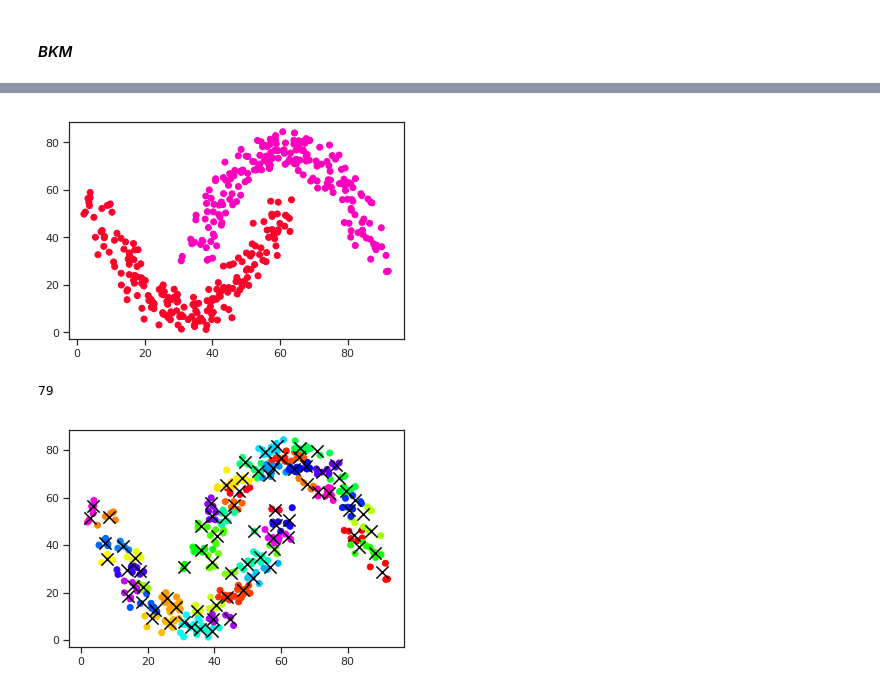
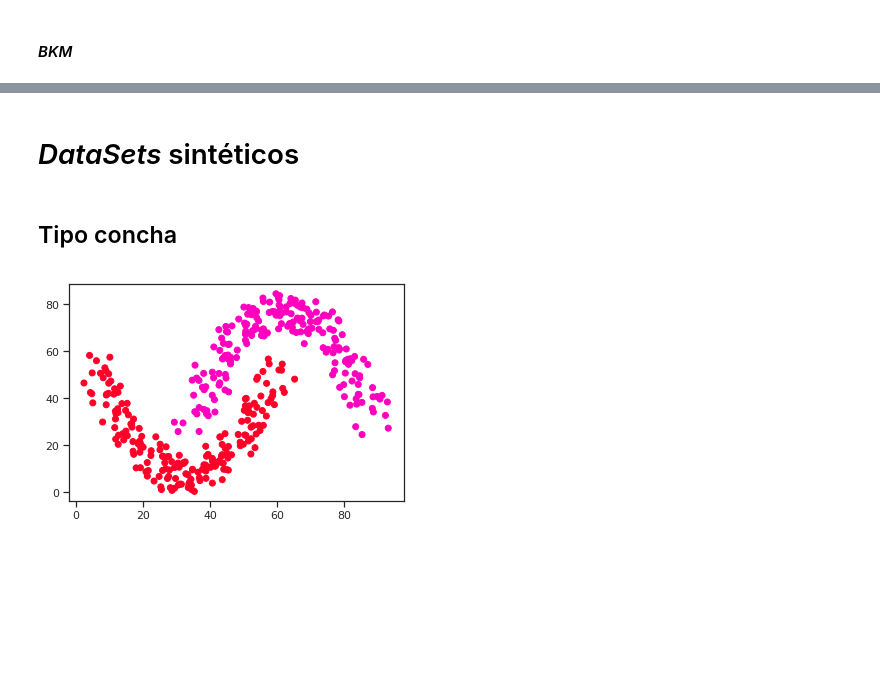
Before and after one commit to GrayJack/Bisect-K-Means, a Jupyter notebook: src/k-means-final.ipynb, the cells around one changed output, grey strips where cells are left out. Saved outputs shown, nothing was run; the diff lists cells and outputs as text; code cells hidden in the pictures; blank space fills up the shorter version.

```diff
--- a/src/k-means-final.ipynb
+++ b/src/k-means-final.ipynb
@@ -460,32 +501,23 @@ kfold_test(iris_document, iris_label, "Wine_kfold_normal.pdf", k=3, means='class
+# %% [markdown]
+# *DataSets* sintéticos
+# %% [markdown]
+## Tipo concha
 # %%
 fx1 = lambda x: 4*x   +(1.2*rd.random()) *8
 fx2 = lambda x: 4*x   +29+(1.2*rd.random()) *8
 
 fy1 = lambda y: ((y-7) **2) + 15*rd.random()
 fy2 = lambda y: ((-(((y-7)) **2))) + 70 + 15*rd.random()
-label = []
+conchas_label = []
 
 alcance = np.arange(0, 14.0, 0.07)
 
-X  = [(fx1(i),fy1(i)) for i in alcance]
-label += [1]*len(X)
+conchas  = [(fx1(i),fy1(i)) for i in alcance]
+conchas_label += [1]*len(alcance)
 
-X += [(fx2(i),fy2(i)) for i in alcance]
-label += [2]*len(alcance)
+conchas += [(fx2(i),fy2(i)) for i in alcance]
+conchas_label += [2]*len(alcance)
 
-plotter3(X, label)
+plotter3(conchas, conchas_label)
 # %% [output]
-[figure, old version]
+[figure, new version]
-# %%
-labels,centroids,groups2 = BKM(X, MAX_K=1000, min_profit=4)
-
-
-X = []
-for i,group in enumerate(groups2):
-    X.extend(group)
-
-print(len(centroids))
-plotter3(X,labels, ks=centroids)
-# %% [output]
-79
-[figure, removed]
```
Also changed, not shown: parts of 52 cells of this notebook, 1 other file.
